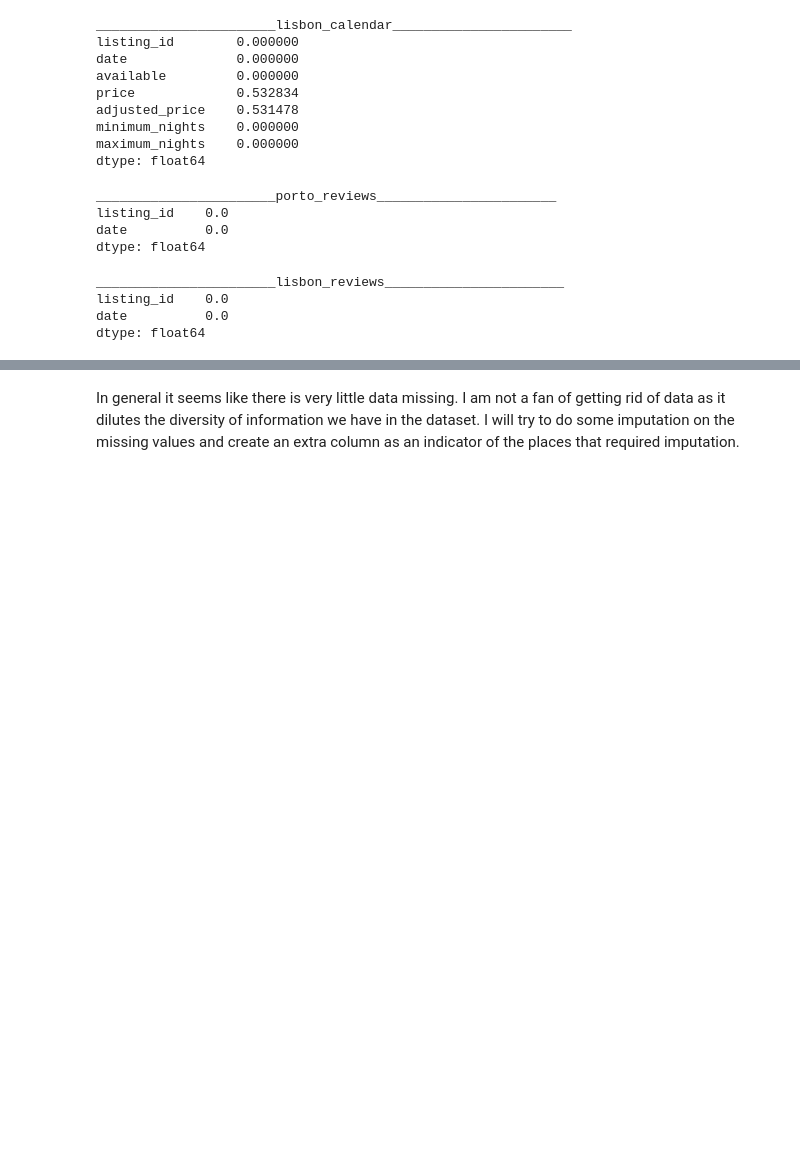
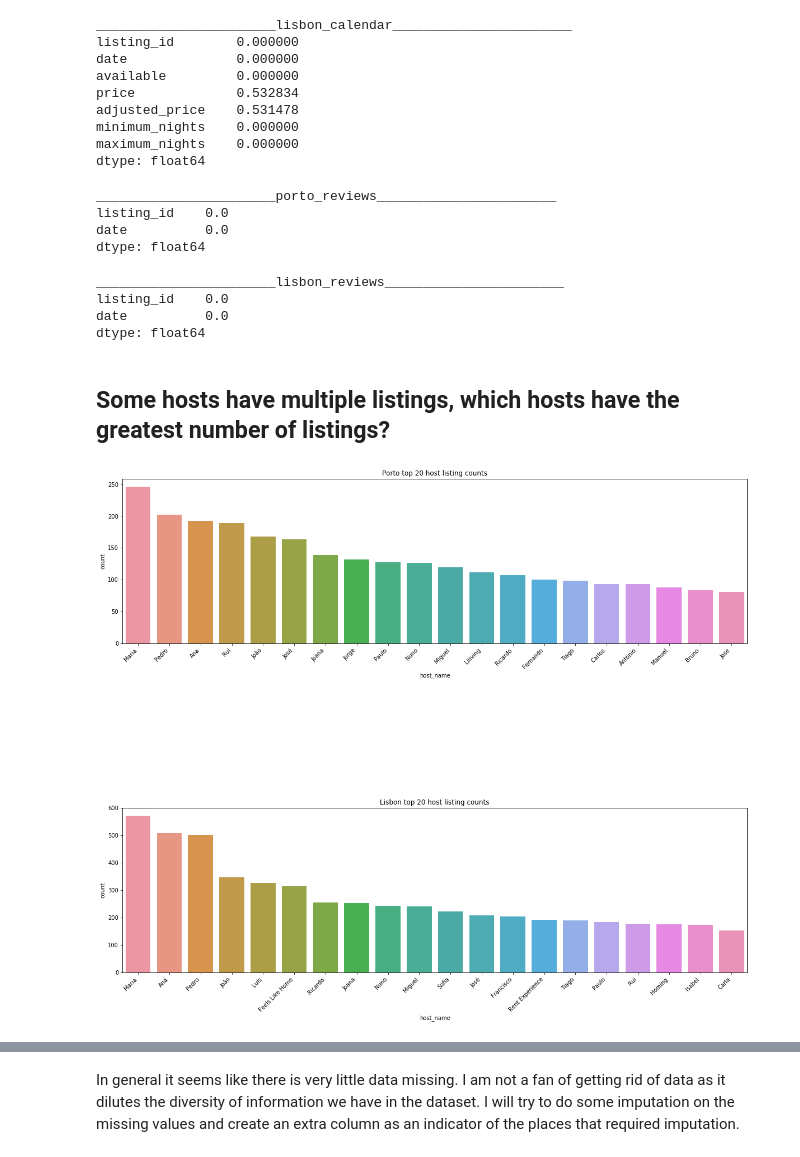
Before and after one commit to sousablde/Airbnb-A-tale-of-2-cities, a Jupyter notebook: Airbnb - a tale of 2 cities.ipynb, the cells around one changed output, grey strips where cells are left out. Drawn from its saved outputs; the diff is of its cells as text; code cells hidden in the pictures; blank space fills up the shorter version.

Commit message:
review number analysis

```diff
--- a/Airbnb - a tale of 2 cities.ipynb
+++ b/Airbnb - a tale of 2 cities.ipynb
@@ -367,3 +368,24 @@ _______________________lisbon_reviews_______________________
 listing_id    0.0
 date          0.0
 dtype: float64
+# %% [markdown]
+## Some hosts have multiple listings, which hosts have the greatest number of listings?
+# %%
+fig = plt.figure(figsize = (20,14))
+ax1 = fig.add_subplot(211)
+ax2 = fig.add_subplot(212)
+
+ax1 = sns.countplot(x = 'host_name', data = porto_listings,
+                    order = porto_listings.host_name.value_counts().iloc[:20].sort_values(ascending=False).index, ax = ax1)
+ax1.set_title('Porto top 20 host listing counts')
+ax1.set_xticklabels(ax1.get_xticklabels(), rotation = 45, horizontalalignment='right')
+
+
+ax2 = sns.countplot(x = 'host_name', data = lisbon_listings,
+                    order = lisbon_listings.host_name.value_counts().iloc[:20].sort_values(ascending=False).index, ax = ax2)
+ax2.set_title('Lisbon top 20 host listing counts')
+ax2.set_xticklabels(ax2.get_xticklabels(), rotation = 45, horizontalalignment='right')
+
+fig.subplots_adjust(top = 1, wspace = 1, hspace = 1)
+# %% [output]
+[figure, added]
```
Also changed, not shown: parts of 29 cells of this notebook.
